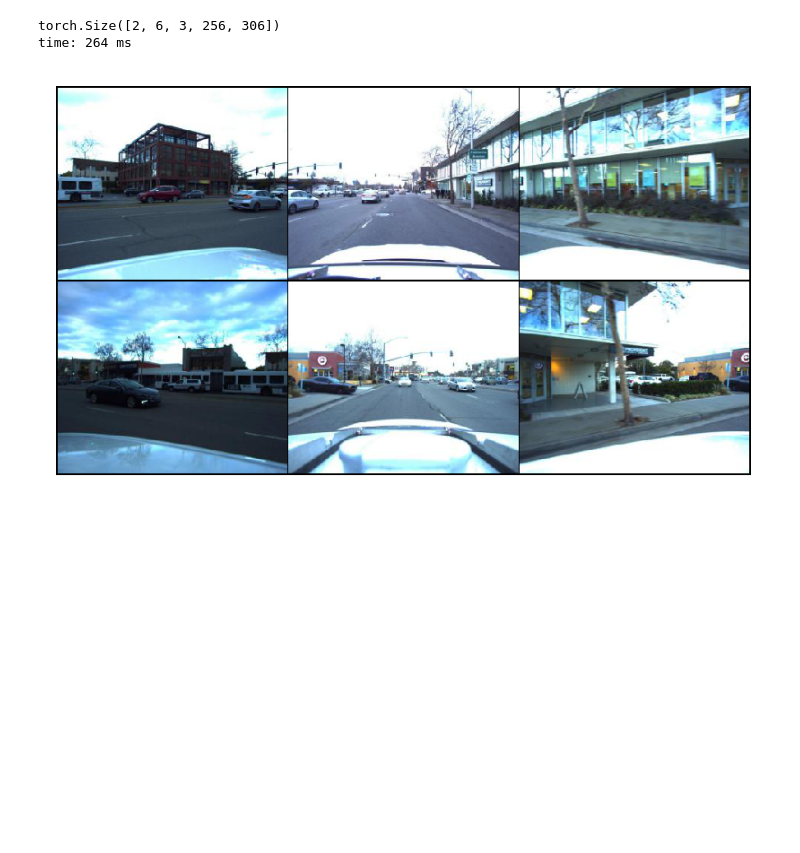
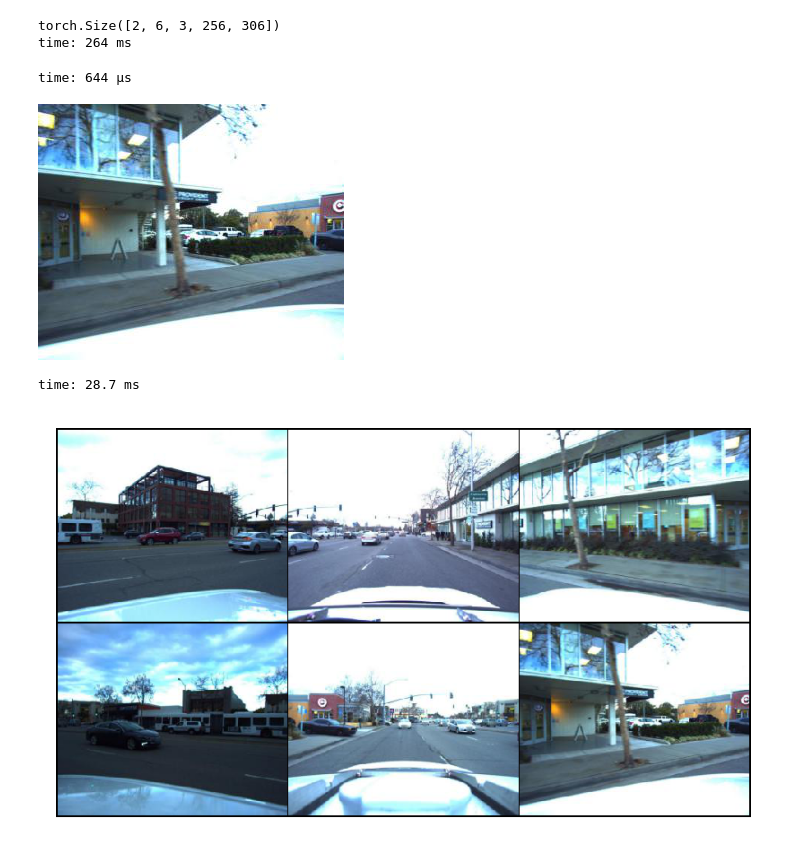
Before and after one commit to bwolfson2/dl2020, a Jupyter notebook: CP_notebook.ipynb, the cells around one changed output. Saved outputs shown, nothing was run; the diff lists cells and outputs as text; code cells hidden in the pictures; blank space fills up the shorter version.

```diff
--- a/CP_notebook.ipynb
+++ b/CP_notebook.ipynb
@@ -88,6 +94,16 @@ print(torch.stack(sample).shape)
 # %% [output]
 torch.Size([2, 6, 3, 256, 306])
 time: 264 ms
+# %%
+toImg = transforms.ToPILImage()
+# %% [output]
+time: 644 µs
+# %%
+
+toImg(sample[0][5])
+# %% [output]
+[figure, added]
+time: 28.7 ms
 # %%
 plt.imshow(torchvision.utils.make_grid(sample[0], nrow=3).numpy().transpose(1, 2, 0)) #need the transpose
 plt.axis('off');
```
Also changed, not shown: parts of 8 cells of this notebook, 2 other files.
